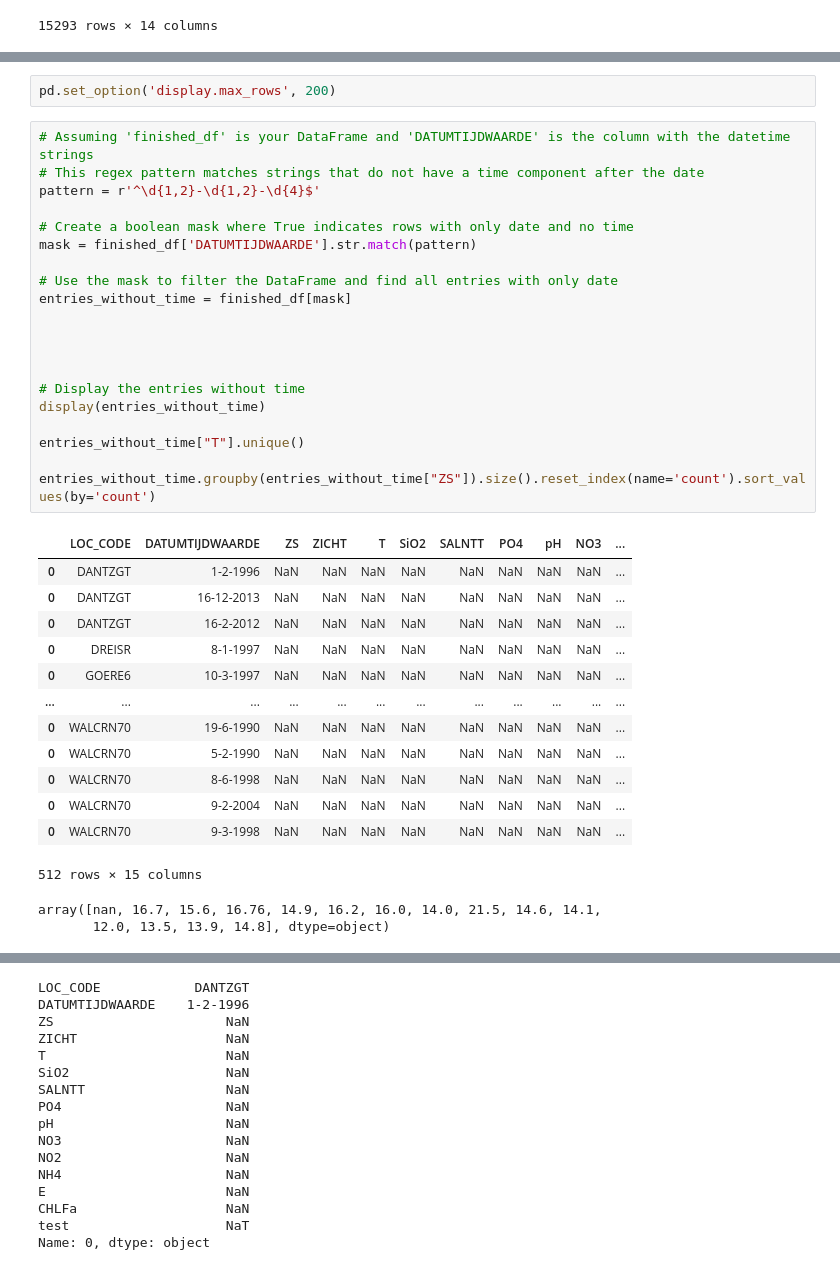
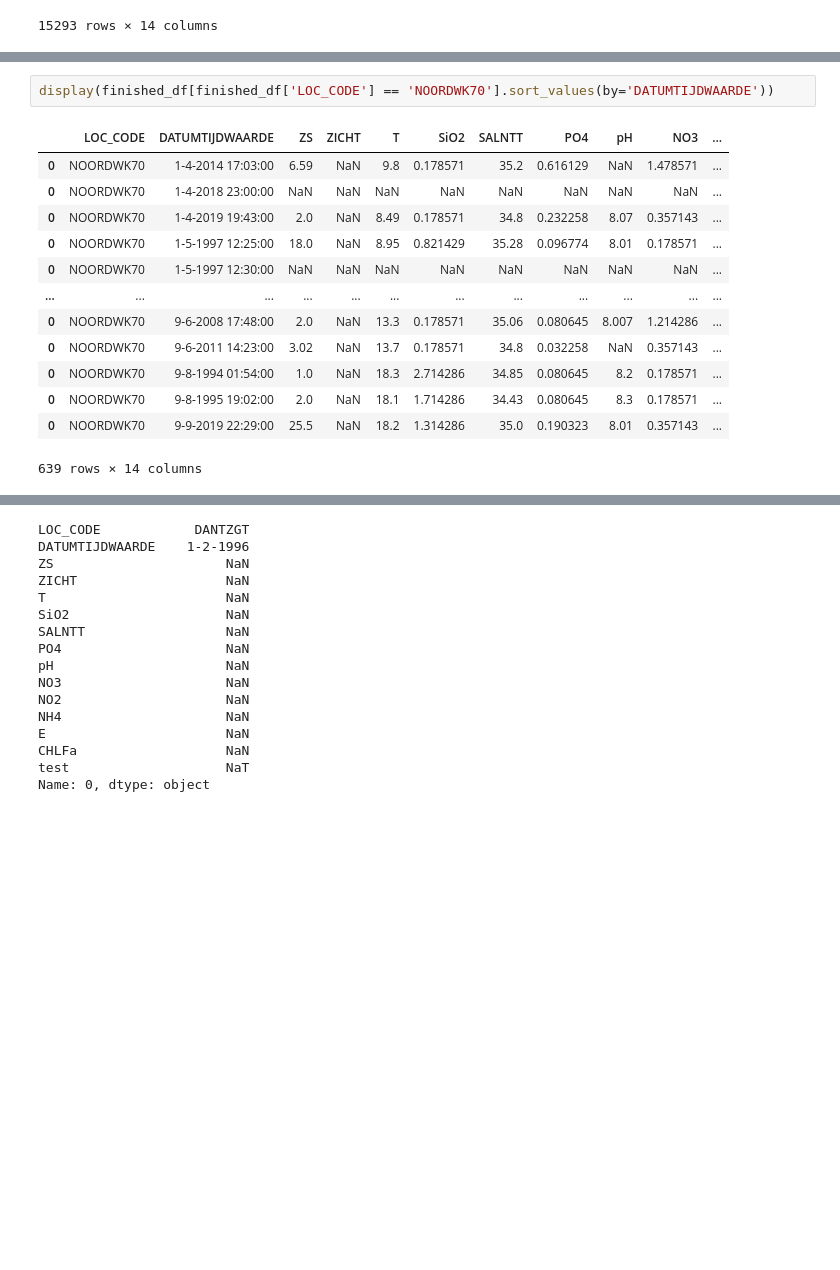
Before and after one commit to JinseiSteven/Phytoplankton-Prediction-Project, a Jupyter notebook: scripts/data_analysis_ABIO_tijdtest.ipynb, the cells around one changed output, grey strips where cells are left out. Drawn from its saved outputs; the diff is of its cells as text; blank space fills up the shorter version.

Commit message:
earlier abio xlsx
some extra code for data anomalies

```diff
--- a/scripts/data_analysis_ABIO_tijdtest.ipynb
+++ b/scripts/data_analysis_ABIO_tijdtest.ipynb
@@ -156,38 +140,16 @@ TypeError: to_datetime() got an unexpected keyword argument 'infer_datetime'
-# %%
-pd.set_option('display.max_rows', 200)
-# %%
-# Assuming 'finished_df' is your DataFrame and 'DATUMTIJDWAARDE' is the column with the datetime strings
-# This regex pattern matches strings that do not have a time component after the date
-pattern = r'^\d{1,2}-\d{1,2}-\d{4}$'
-
-# Create a boolean mask where True indicates rows with only date and no time
-mask = finished_df['DATUMTIJDWAARDE'].str.match(pattern)
-
-# Use the mask to filter the DataFrame and find all entries with only date
-entries_without_time = finished_df[mask]
-
-
-
-
-# Display the entries without time
-display(entries_without_time)
-
-entries_without_time["T"].unique()
-
-entries_without_time.groupby(entries_without_time["ZS"]).size().reset_index(name='count').sort_values(by='count')
-# %% [output]
-|  | LOC_CODE | DATUMTIJDWAARDE | ZS | ZICHT | T | SiO2 | SALNTT | PO4 | pH | NO3 | ... |
-| 0 | DANTZGT | 1-2-1996 | NaN | NaN | NaN | NaN | NaN | NaN | NaN | NaN | ... |
-| 0 | DANTZGT | 16-12-2013 | NaN | NaN | NaN | NaN | NaN | NaN | NaN | NaN | ... |
-| 0 | DANTZGT | 16-2-2012 | NaN | NaN | NaN | NaN | NaN | NaN | NaN | NaN | ... |
-| 0 | DREISR | 8-1-1997 | NaN | NaN | NaN | NaN | NaN | NaN | NaN | NaN | ... |
-| 0 | GOERE6 | 10-3-1997 | NaN | NaN | NaN | NaN | NaN | NaN | NaN | NaN | ... |
-| ... | ... | ... | ... | ... | ... | ... | ... | ... | ... | ... | ... |
-| 0 | WALCRN70 | 19-6-1990 | NaN | NaN | NaN | NaN | NaN | NaN | NaN | NaN | ... |
-| 0 | WALCRN70 | 5-2-1990 | NaN | NaN | NaN | NaN | NaN | NaN | NaN | NaN | ... |
-| 0 | WALCRN70 | 8-6-1998 | NaN | NaN | NaN | NaN | NaN | NaN | NaN | NaN | ... |
-| 0 | WALCRN70 | 9-2-2004 | NaN | NaN | NaN | NaN | NaN | NaN | NaN | NaN | ... |
-| 0 | WALCRN70 | 9-3-1998 | NaN | NaN | NaN | NaN | NaN | NaN | NaN | NaN | ... |
-512 rows × 15 columns
-array([nan, 16.7, 15.6, 16.76, 14.9, 16.2, 16.0, 14.0, 21.5, 14.6, 14.1,
-       12.0, 13.5, 13.9, 14.8], dtype=object)
+# %%
+display(finished_df[finished_df['LOC_CODE'] == 'NOORDWK70'].sort_values(by='DATUMTIJDWAARDE'))
+# %% [output]
+|  | LOC_CODE | DATUMTIJDWAARDE | ZS | ZICHT | T | SiO2 | SALNTT | PO4 | pH | NO3 | ... |
+| 0 | NOORDWK70 | 1-4-2014 17:03:00 | 6.59 | NaN | 9.8 | 0.178571 | 35.2 | 0.616129 | NaN | 1.478571 | ... |
+| 0 | NOORDWK70 | 1-4-2018 23:00:00 | NaN | NaN | NaN | NaN | NaN | NaN | NaN | NaN | ... |
+| 0 | NOORDWK70 | 1-4-2019 19:43:00 | 2.0 | NaN | 8.49 | 0.178571 | 34.8 | 0.232258 | 8.07 | 0.357143 | ... |
+| 0 | NOORDWK70 | 1-5-1997 12:25:00 | 18.0 | NaN | 8.95 | 0.821429 | 35.28 | 0.096774 | 8.01 | 0.178571 | ... |
+| 0 | NOORDWK70 | 1-5-1997 12:30:00 | NaN | NaN | NaN | NaN | NaN | NaN | NaN | NaN | ... |
+| ... | ... | ... | ... | ... | ... | ... | ... | ... | ... | ... | ... |
+| 0 | NOORDWK70 | 9-6-2008 17:48:00 | 2.0 | NaN | 13.3 | 0.178571 | 35.06 | 0.080645 | 8.007 | 1.214286 | ... |
+| 0 | NOORDWK70 | 9-6-2011 14:23:00 | 3.02 | NaN | 13.7 | 0.178571 | 34.8 | 0.032258 | NaN | 0.357143 | ... |
+| 0 | NOORDWK70 | 9-8-1994 01:54:00 | 1.0 | NaN | 18.3 | 2.714286 | 34.85 | 0.080645 | 8.2 | 0.178571 | ... |
+| 0 | NOORDWK70 | 9-8-1995 19:02:00 | 2.0 | NaN | 18.1 | 1.714286 | 34.43 | 0.080645 | 8.3 | 0.178571 | ... |
+| 0 | NOORDWK70 | 9-9-2019 22:29:00 | 25.5 | NaN | 18.2 | 1.314286 | 35.0 | 0.190323 | 8.01 | 0.357143 | ... |
+639 rows × 14 columns
```
Also changed, not shown: parts of 3 cells of this notebook, 2 other files.
